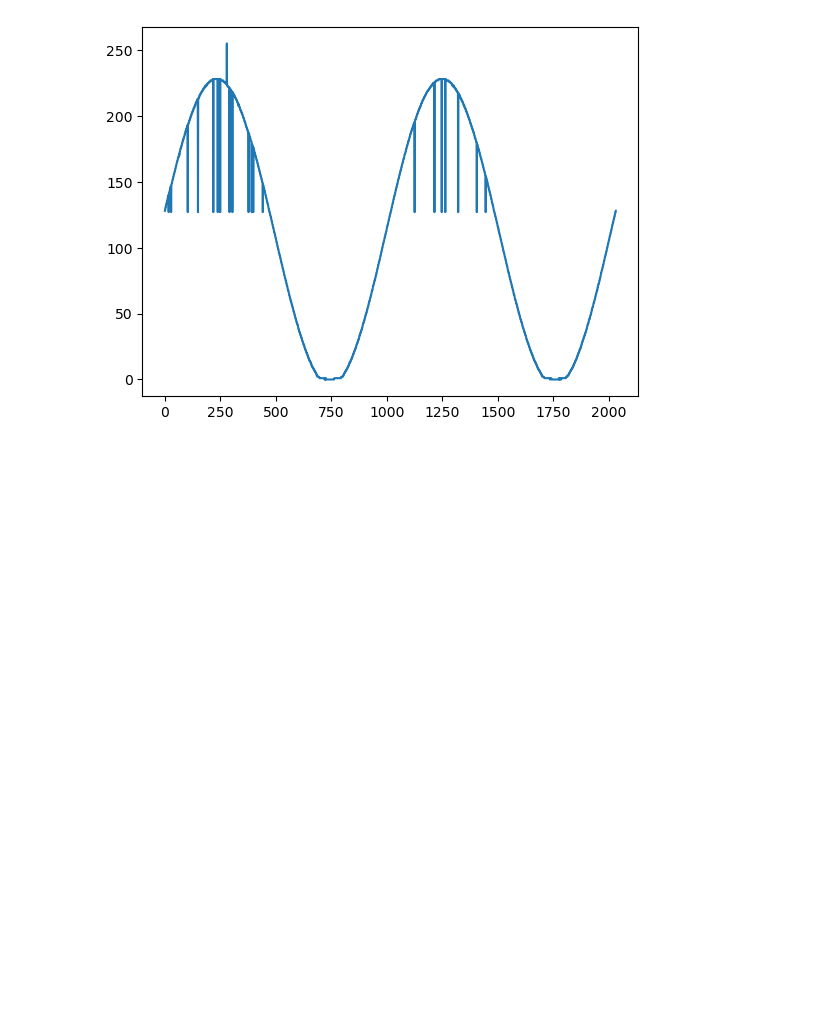
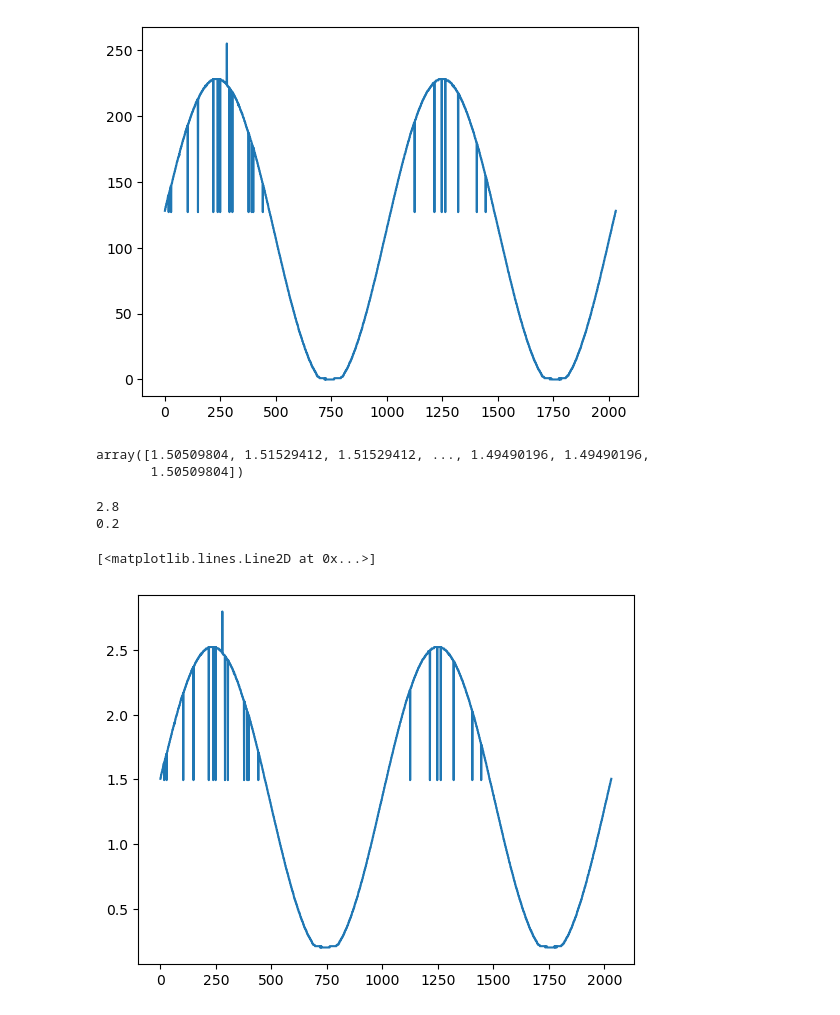
Before and after one commit to BanMinKai/ENEL-361-Handson-Exam, a Jupyter notebook: data_analysis.ipynb, the cells around one changed output. Saved outputs shown, nothing was run; the diff lists cells and outputs as text; code cells hidden in the pictures; blank space fills up the shorter version.

```diff
--- a/data_analysis.ipynb
+++ b/data_analysis.ipynb
@@ -54,3 +58,26 @@ plt.plot(result)
 # %% [output]
 [<matplotlib.lines.Line2D at 0x...>]
 [figure]
+# %%
+min = 0.2
+max = 2.8
+interval =(max - min) / (2**8 - 1) #8bit resolution ADC, the resolution of ADC = resolution of the timer
+result_scaled = min + interval * np.sum(timer_filtered * bin_to_dec_vect, axis=1)
+result_scaled
+# %% [output]
+array([1.50509804, 1.51529412, 1.51529412, ..., 1.49490196, 1.49490196,
+       1.50509804])
+# %%
+print(result_scaled.max())
+print(result_scaled.min())
+# %% [output]
+2.8
+0.2
+# %%
+plt.plot(result_scaled)
+# somehow the peak is still a bit less than the peak of 2.75V of the input sinuisoidal signal
+# one reason may be: we try to filter the timer using rising edge and it captures too early?... maybe a little bit later than rising edge
+# another reason may be: limitations of the electronic components so that the repeated ramps did not stretch high enough to capture the peak
+# %% [output]
+[<matplotlib.lines.Line2D at 0x...>]
+[figure, added]
```
Also changed, not shown: parts of 6 cells of this notebook.
